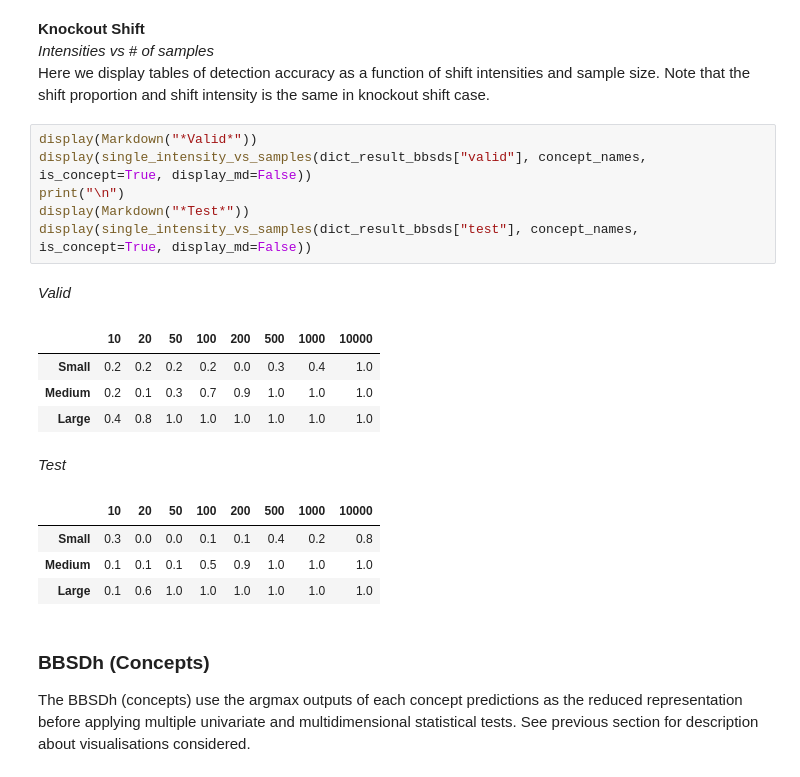
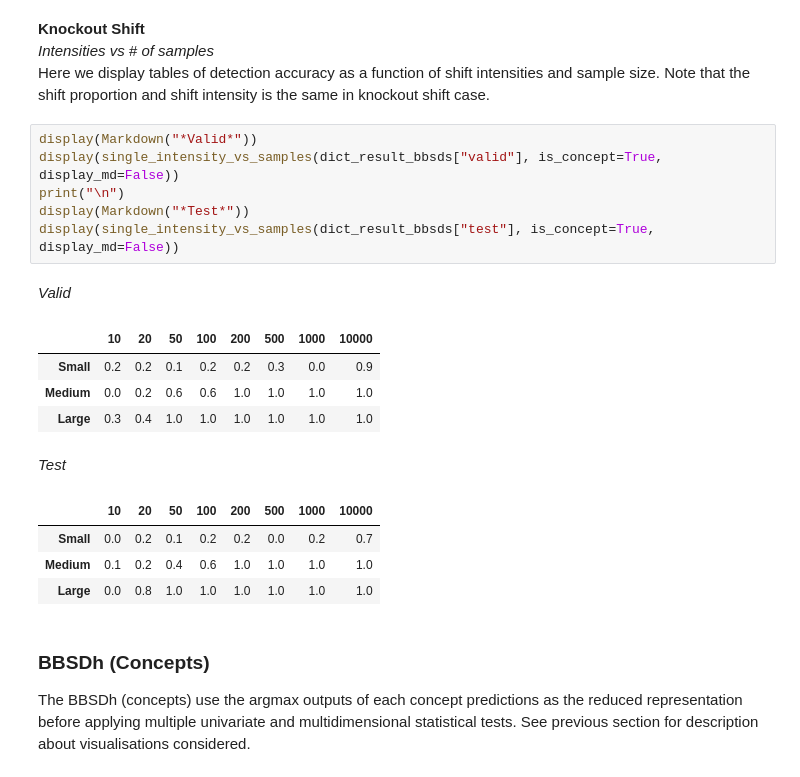
Before and after one commit to maleakhiw/explaining-dataset-shifts, a Jupyter notebook: notebooks/Label_Classifier_Results.ipynb, the cells around one changed output. Saved outputs shown, nothing was run; the diff lists cells and outputs as text.

Commit message:
finish collecting data and visualistion for knockout shift; modify utilities, implementing concept shift

```diff
--- a/notebooks/Label_Classifier_Results.ipynb
+++ b/notebooks/Label_Classifier_Results.ipynb
@@ -123,21 +123,21 @@ barplot_test_statistics(dict_result_bbsds, dict_result_bbsdh,
 Here we display tables of detection accuracy as a function of shift intensities and sample size. Note that the shift proportion and shift intensity is the same in knockout shift case.
 # %%
 display(Markdown("*Valid*"))
-display(single_intensity_vs_samples(dict_result_bbsds["valid"], concept_names, is_concept=True, display_md=False))
+display(single_intensity_vs_samples(dict_result_bbsds["valid"], is_concept=True, display_md=False))
 print("\n")
 display(Markdown("*Test*"))
-display(single_intensity_vs_samples(dict_result_bbsds["test"], concept_names, is_concept=True, display_md=False))
+display(single_intensity_vs_samples(dict_result_bbsds["test"], is_concept=True, display_md=False))
 # %% [output]
 *Valid*
 |  | 10 | 20 | 50 | 100 | 200 | 500 | 1000 | 10000 |
-| Small | 0.2 | 0.2 | 0.2 | 0.2 | 0.0 | 0.3 | 0.4 | 1.0 |
-| Medium | 0.2 | 0.1 | 0.3 | 0.7 | 0.9 | 1.0 | 1.0 | 1.0 |
-| Large | 0.4 | 0.8 | 1.0 | 1.0 | 1.0 | 1.0 | 1.0 | 1.0 |
+| Small | 0.2 | 0.2 | 0.1 | 0.2 | 0.2 | 0.3 | 0.0 | 0.9 |
+| Medium | 0.0 | 0.2 | 0.6 | 0.6 | 1.0 | 1.0 | 1.0 | 1.0 |
+| Large | 0.3 | 0.4 | 1.0 | 1.0 | 1.0 | 1.0 | 1.0 | 1.0 |
 *Test*
 |  | 10 | 20 | 50 | 100 | 200 | 500 | 1000 | 10000 |
-| Small | 0.3 | 0.0 | 0.0 | 0.1 | 0.1 | 0.4 | 0.2 | 0.8 |
-| Medium | 0.1 | 0.1 | 0.1 | 0.5 | 0.9 | 1.0 | 1.0 | 1.0 |
-| Large | 0.1 | 0.6 | 1.0 | 1.0 | 1.0 | 1.0 | 1.0 | 1.0 |
+| Small | 0.0 | 0.2 | 0.1 | 0.2 | 0.2 | 0.0 | 0.2 | 0.7 |
+| Medium | 0.1 | 0.2 | 0.4 | 0.6 | 1.0 | 1.0 | 1.0 | 1.0 |
+| Large | 0.0 | 0.8 | 1.0 | 1.0 | 1.0 | 1.0 | 1.0 | 1.0 |
 # %% [markdown]
 ### BBSDh (Concepts)
 
```
Also changed, not shown: parts of 12 cells of this notebook, 3 other files.
